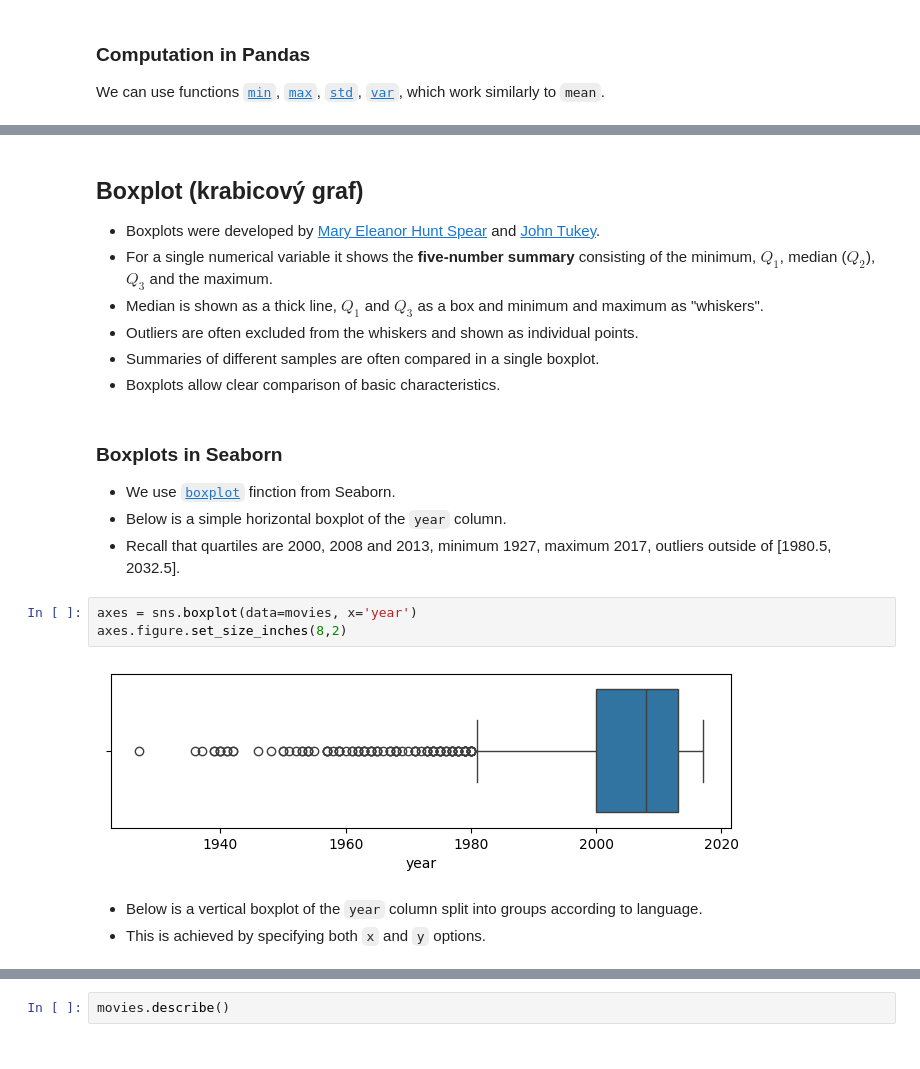
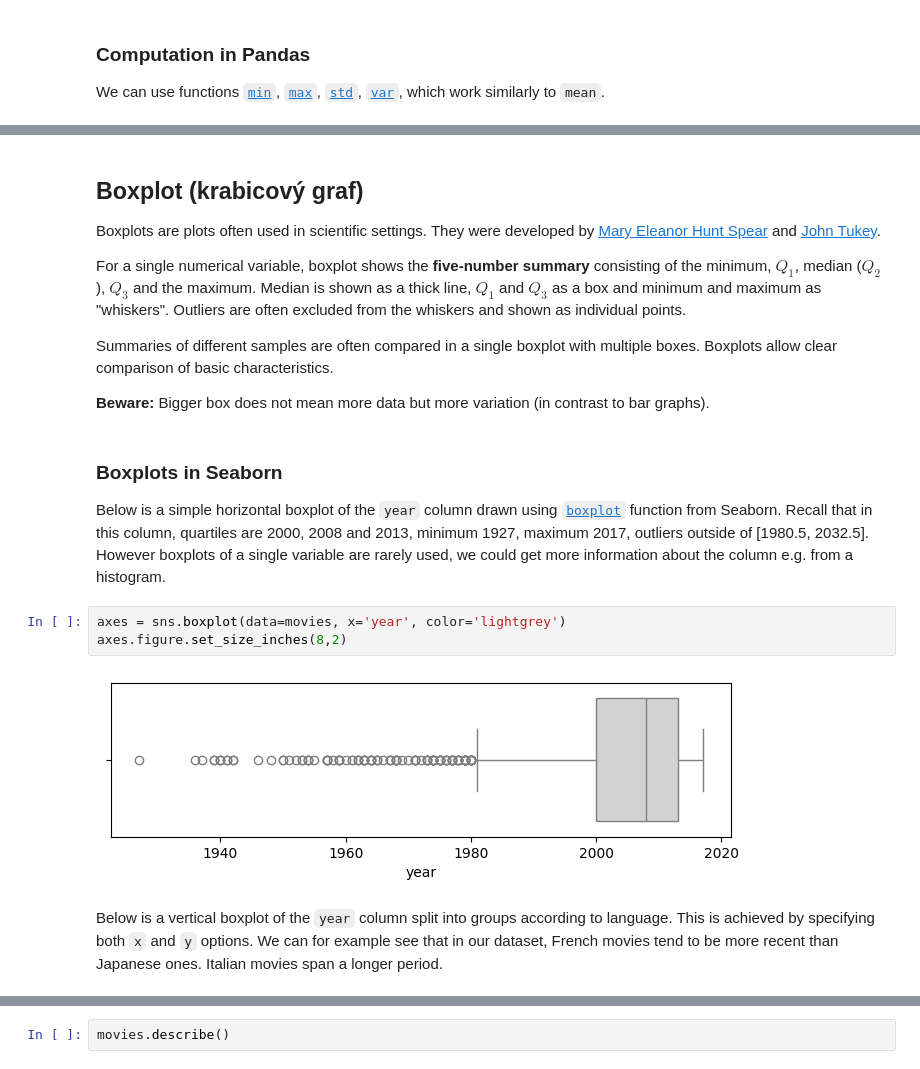
Before and after one commit to bbrejova/viz, a Jupyter notebook: notebooks/L04_Summary_statistics.ipynb, the cells around one changed output, grey strips where cells are left out. Cells and saved outputs as stored; diff of their text form.

```diff
--- a/notebooks/L04_Summary_statistics.ipynb
+++ b/notebooks/L04_Summary_statistics.ipynb
@@ -349,24 +356,24 @@ display(Markdown(f"**Total count:** {movies['year'].count()}"))
 # %% [markdown]
 ## Boxplot (krabicový graf)
 
-* Boxplots were developed by [Mary Eleanor Hunt Spear](https://medium.com/nightingale/credit-where-credit-is-due-mary-eleanor-spear-6a7a1951b8e6) and [John Tukey](https://www.nasonline.org/member-directory/deceased-members/49649.html).
-* For a single numerical variable it shows the **five-number summary** consisting of the minimum, $Q_1$, median ($Q_2$), $Q_3$ and the maximum.
-* Median is shown as a thick line, $Q_1$ and $Q_3$ as a box and minimum and maximum as "whiskers".
-* Outliers are often excluded from the whiskers and shown as individual points.
-* Summaries of different samples are often compared in a single boxplot.
-* Boxplots allow clear comparison of basic characteristics.
+Boxplots are plots often used in scientific settings. They were developed by [Mary Eleanor Hunt Spear](https://medium.com/nightingale/credit-where-credit-is-due-mary-eleanor-spear-6a7a1951b8e6) and [John Tukey](https://www.nasonline.org/member-directory/deceased-members/49649.html).
+
+For a single numerical variable, boxplot shows the **five-number summary** consisting of the minimum, $Q_1$, median ($Q_2$), $Q_3$ and the maximum.
+Median is shown as a thick line, $Q_1$ and $Q_3$ as a box and minimum and maximum as "whiskers".
+Outliers are often excluded from the whiskers and shown as individual points.
+
+Summaries of different samples are often compared in a single boxplot with multiple boxes. Boxplots allow clear comparison of basic characteristics.
+
+**Beware:** Bigger box does not mean more data but more variation (in contrast to bar graphs).
 # %% [markdown]
 ### Boxplots in Seaborn
 
-* We use [`boxplot`](https://seaborn.pydata.org/generated/seaborn.boxplot.html) finction from Seaborn.
-* Below is a simple horizontal boxplot of the `year` column.
-* Recall that quartiles are 2000, 2008 and 2013, minimum 1927, maximum 2017, outliers outside of [1980.5, 2032.5].
+Below is a simple horizontal boxplot of the `year` column drawn using [`boxplot`](https://seaborn.pydata.org/generated/seaborn.boxplot.html) function from Seaborn. Recall that in this column, quartiles are 2000, 2008 and 2013, minimum 1927, maximum 2017, outliers outside of [1980.5, 2032.5]. However boxplots of a single variable are rarely used, we could get more information about the column e.g. from a histogram.
 # %%
-axes = sns.boxplot(data=movies, x='year')
+axes = sns.boxplot(data=movies, x='year', color='lightgrey')
 axes.figure.set_size_inches(8,2)
 # %% [output]
-[figure, old version]
+[figure, new version]
 # %% [markdown]
-* Below is a vertical boxplot of the `year` column split into groups according to language.
-* This is achieved by specifying both `x` and `y` options.
+Below is a vertical boxplot of the `year` column split into groups according to language. This is achieved by specifying both `x` and `y` options. We can for example see that in our dataset, French movies tend to be more recent than Japanese ones. Italian movies span a longer period.
 # %%
```
Also changed, not shown: parts of 51 cells of this notebook, 5 other files.
